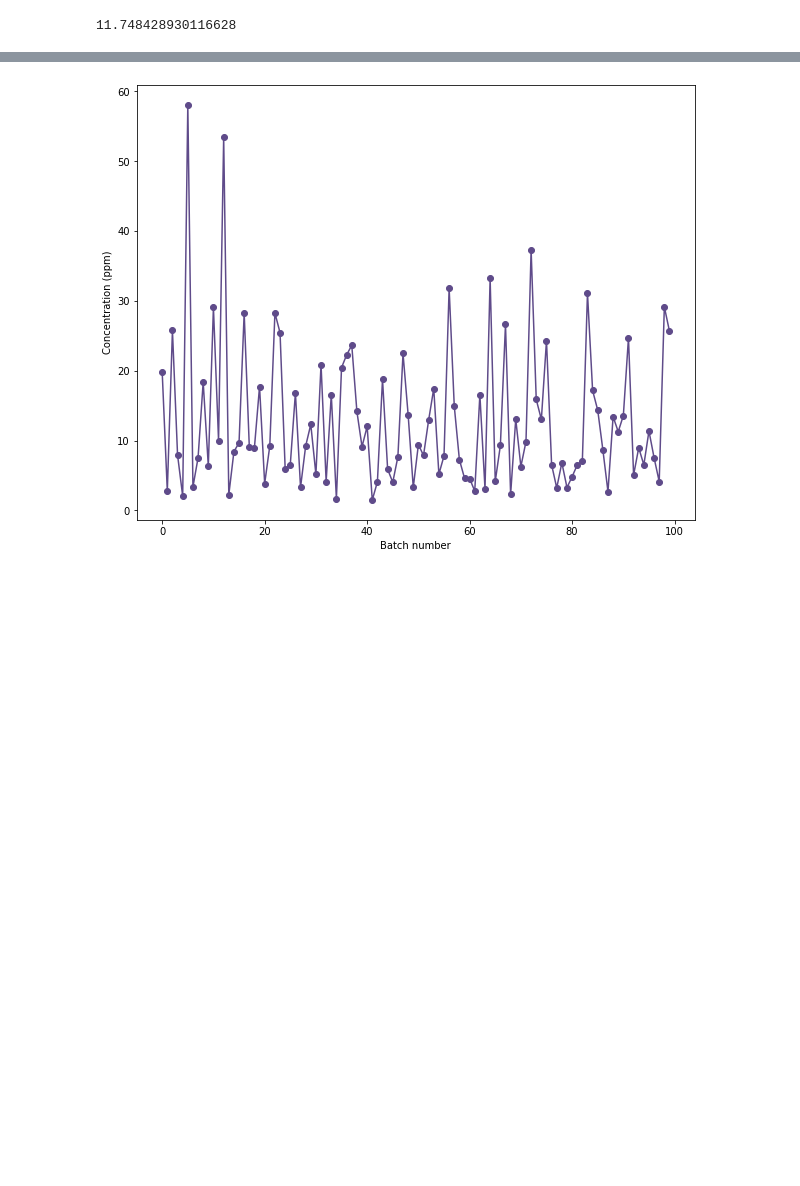
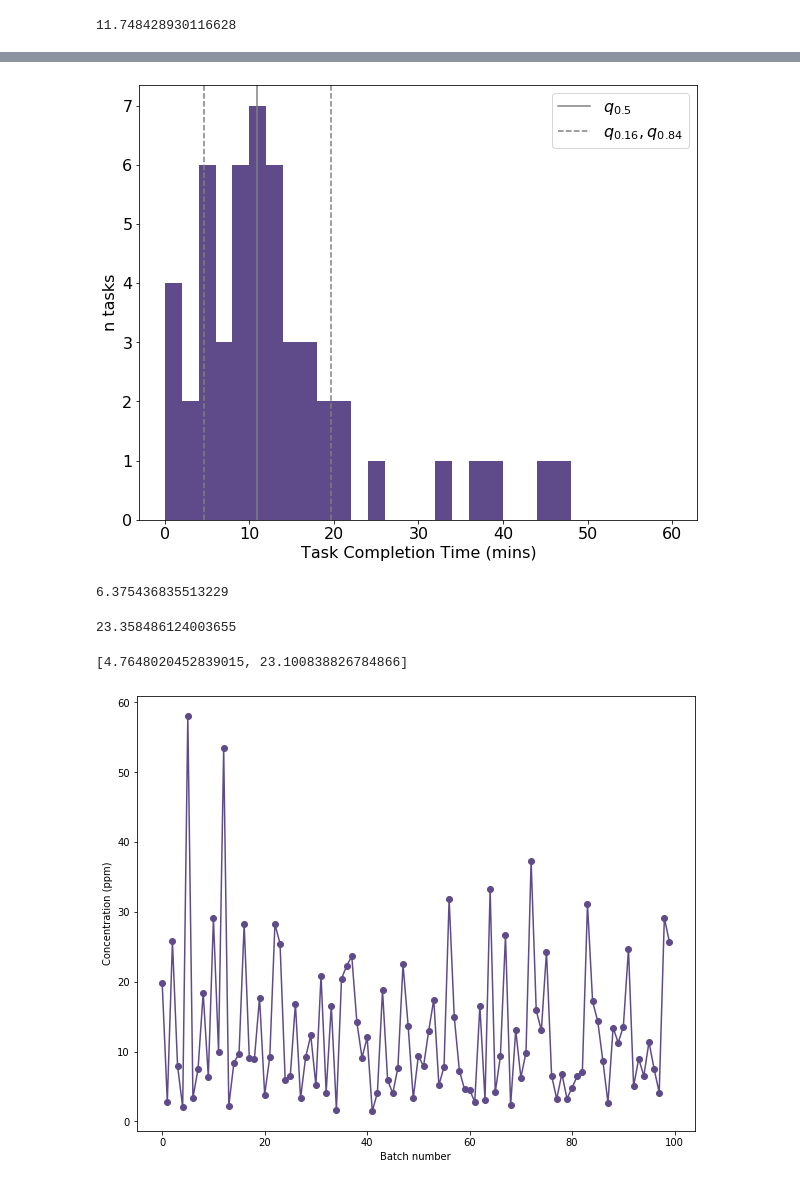
Before and after one commit to Yoyodyne-Data-Science/distribution-free-intervals, a Jupyter notebook: distribution free intervals.ipynb, the cells around one changed output, grey strips where cells are left out. Saved outputs shown, nothing was run; the diff lists cells and outputs as text; code cells hidden in the pictures; blank space fills up the shorter version.

```diff
--- a/distribution free intervals.ipynb
+++ b/distribution free intervals.ipynb
@@ -92,3 +154,42 @@ np.quantile(erlang_samp, 0.84)
+# %%
+k = 2
+lmbd = 7
+n_samples_red = 50
+erlang_samp_red = st.erlang.rvs(size = n_samples_red , a= k, scale = lmbd)
+# %%
+xmax = 60
+binstep = 2
+
+x = np.arange(0, xmax, 0.001)
+y = st.erlang.pdf(x, a= k, scale = lmbd)
+fig, ax = plt.subplots(figsize = [10,8])
+ax.hist(erlang_samp_red, bins = np.arange(0,xmax+binstep, binstep), color = nice_purple)
+#ax.plot(x,y, color = [0.8, 0.8, 0.8])
+currylim = ax.get_ylim()
+y_arr = np.arange(0,currylim[1]+100, 1)
+ax.plot(np.quantile(erlang_samp_red, 0.5)+0*y_arr, y_arr, color = [0.5, 0.5, 0.5], label = '$q_{0.5}$')
+ax.plot(np.quantile(erlang_samp_red, 0.16)+0*y_arr, y_arr, '--',color = [0.5, 0.5, 0.5], label = '$q_{0.16}, q_{0.84}$')
+ax.plot(np.quantile(erlang_samp_red, 0.84)+0*y_arr, y_arr, '--',color = [0.5, 0.5, 0.5])
+ax.set_ylim(currylim)
+ax.legend()
+ax.set_xlabel('Task Completion Time (mins)')
+ax.set_ylabel('n tasks')
+plt.savefig('images/task_completion_time_n_eq_{}_witinterval.png'.format(n_samples_red), bbox_inches = 'tight', dpi = 600)
+plt.show()
+# %% [output]
+[figure, added]
+# %%
+np.quantile(erlang_samp_red, 0.16)
+# %% [output]
+6.375436835513229
+# %%
+np.quantile(erlang_samp_red, 0.84)
+# %% [output]
+23.358486124003655
+# %%
+two_sided_interp_tol_intrvls(0.68, erlang_samp, 0.95)
+# %% [output]
+[4.7648020452839015, 23.100838826784866]
 # %%
 ## measurements of concentration from Example 5.1 in 'Statistical Intervals A Guide for Practitioners and Researchers'
 ## by William Q. Meeker, Gerald J. Hahn, Luis A. Escobar (page 76)
```
Also changed, not shown: parts of 11 cells of this notebook, 6 other files.
